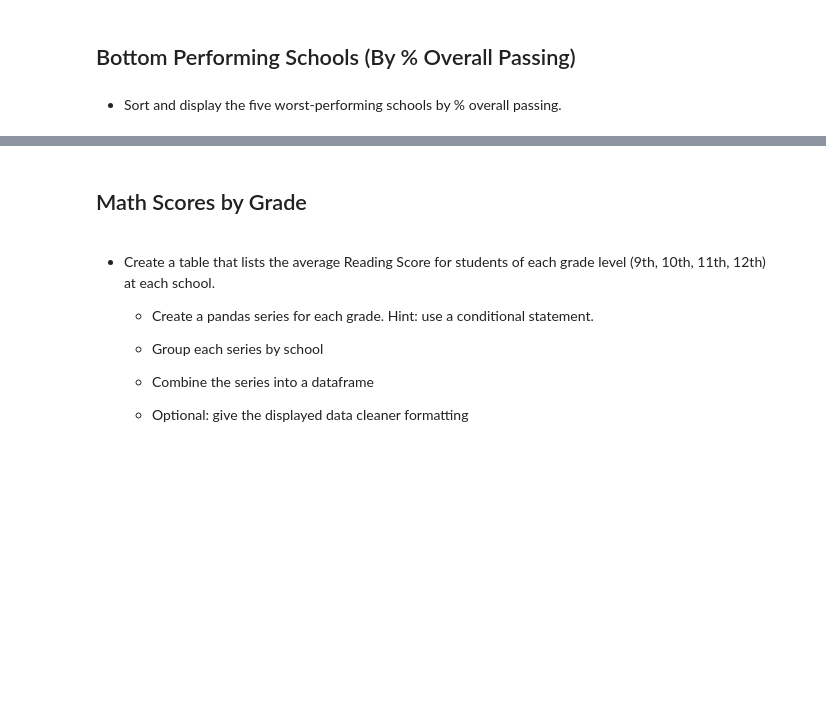
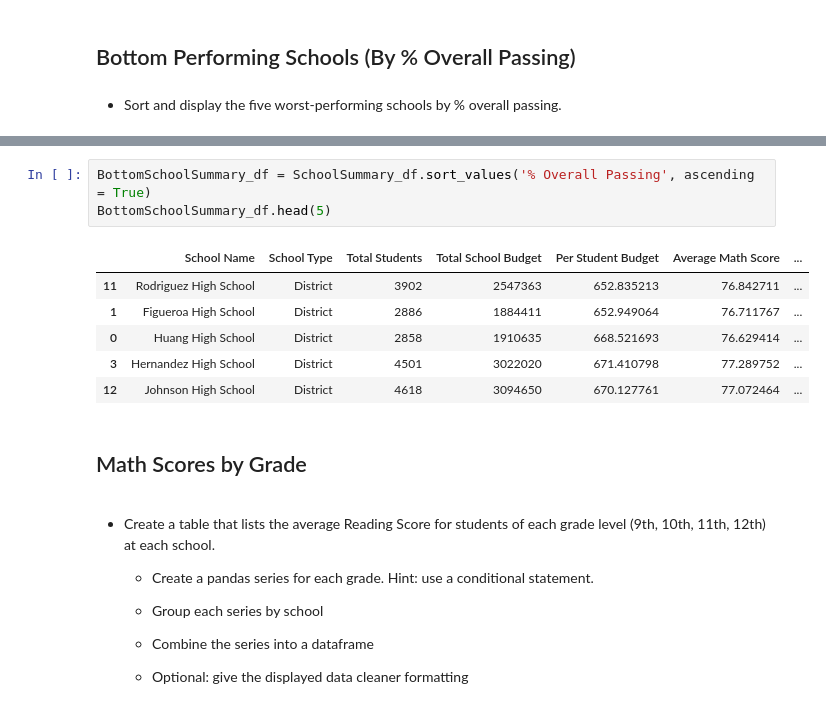
Before and after one commit to hamiltojogo/pandas-challenge, a Jupyter notebook: PyCitySchools_starter.ipynb, the cells around one changed output, grey strips where cells are left out. Drawn from its saved outputs; the diff is of its cells as text; blank space fills up the shorter version.

```diff
--- a/PyCitySchools_starter.ipynb
+++ b/PyCitySchools_starter.ipynb
@@ -481,3 +472,13 @@ NameError: name 'FigueroagHS_df' is not defined
+# %%
+BottomSchoolSummary_df = SchoolSummary_df.sort_values('% Overall Passing', ascending = True)
+BottomSchoolSummary_df.head(5)
+# %% [output]
+|  | School Name | School Type | Total Students | Total School Budget | Per Student Budget | Average Math Score | ... |
+| 11 | Rodriguez High School | District | 3902 | 2547363 | 652.835213 | 76.842711 | ... |
+| 1 | Figueroa High School | District | 2886 | 1884411 | 652.949064 | 76.711767 | ... |
+| 0 | Huang High School | District | 2858 | 1910635 | 668.521693 | 76.629414 | ... |
+| 3 | Hernandez High School | District | 4501 | 3022020 | 671.410798 | 77.289752 | ... |
+| 12 | Johnson High School | District | 4618 | 3094650 | 670.127761 | 77.072464 | ... |
 # %% [markdown]
 ## Math Scores by Grade
 # %% [markdown]
```
Also changed, not shown: parts of 4 cells of this notebook.
